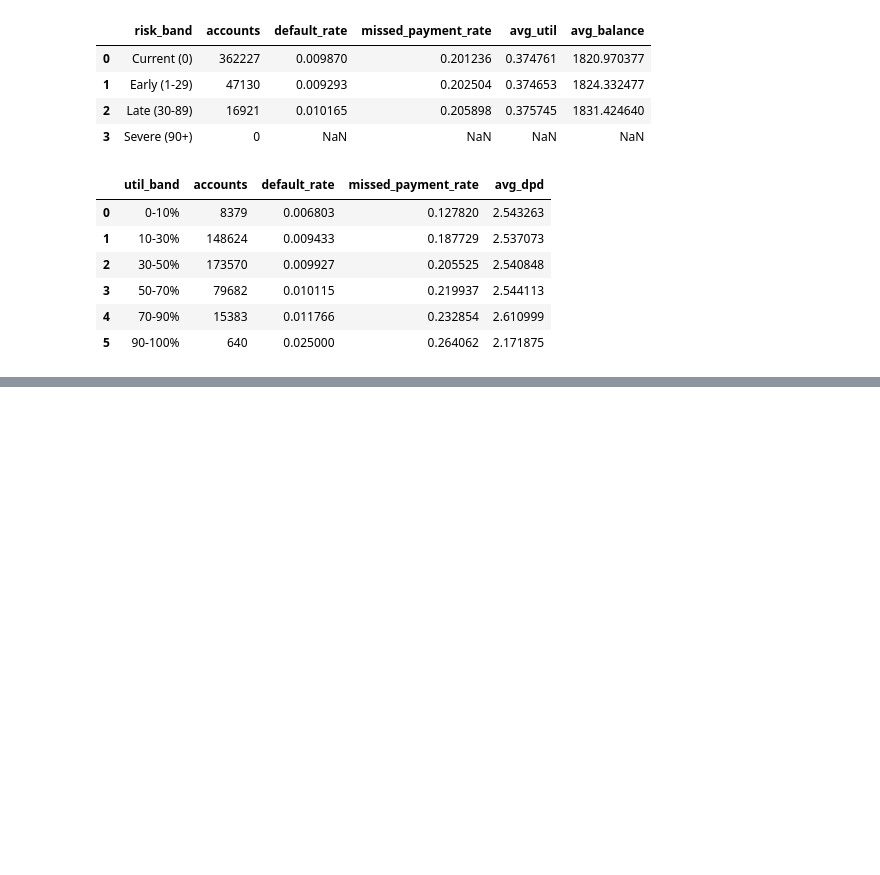
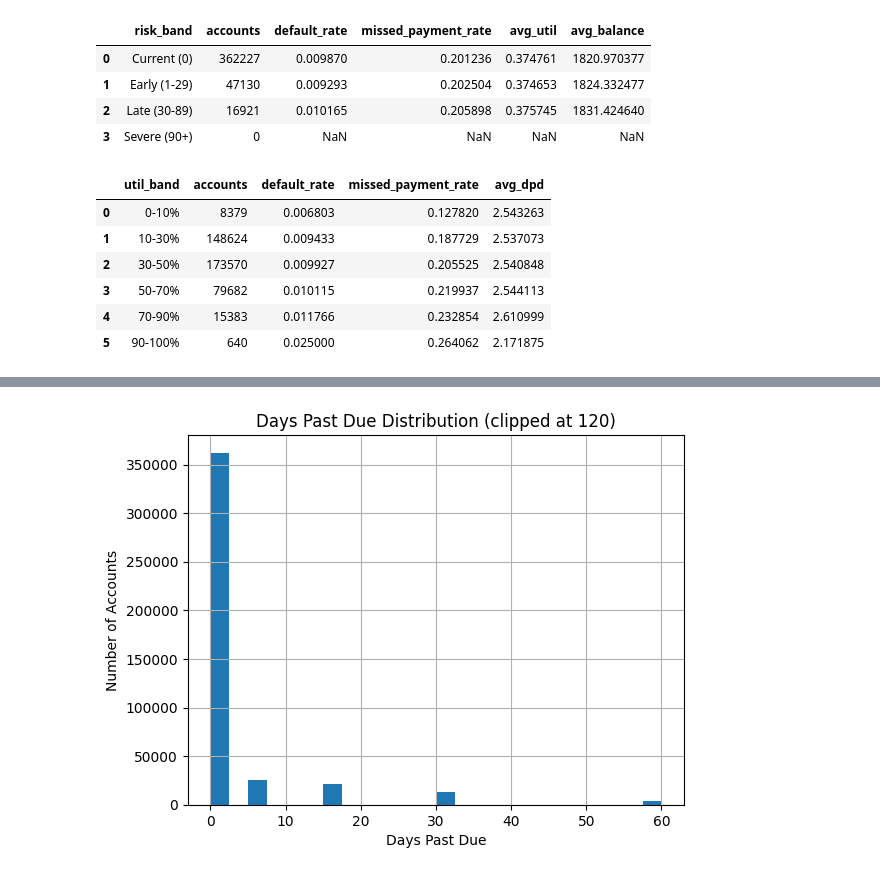
Before and after one commit to Bonaboss01/AI-powered-credit-risk-intelligent-system, a Jupyter notebook: notebooks/01_data_exploration.ipynb, the cells around one changed output, grey strips where cells are left out. Saved outputs shown, nothing was run; the diff lists cells and outputs as text; code cells hidden in the pictures; blank space fills up the shorter version.

```diff
--- a/notebooks/01_data_exploration.ipynb
+++ b/notebooks/01_data_exploration.ipynb
@@ -142,0 +218,11 @@ util_summary
+# %%
+import matplotlib.pyplot as plt
+
+plt.figure()
+df["days_past_due"].clip(0,120).hist(bins=24)
+plt.title("Days Past Due Distribution (clipped at 120)")
+plt.xlabel("Days Past Due")
+plt.ylabel("Number of Accounts")
+plt.show()
+# %% [output]
+[figure, added]
```
Also changed, not shown: parts of 6 cells of this notebook.
